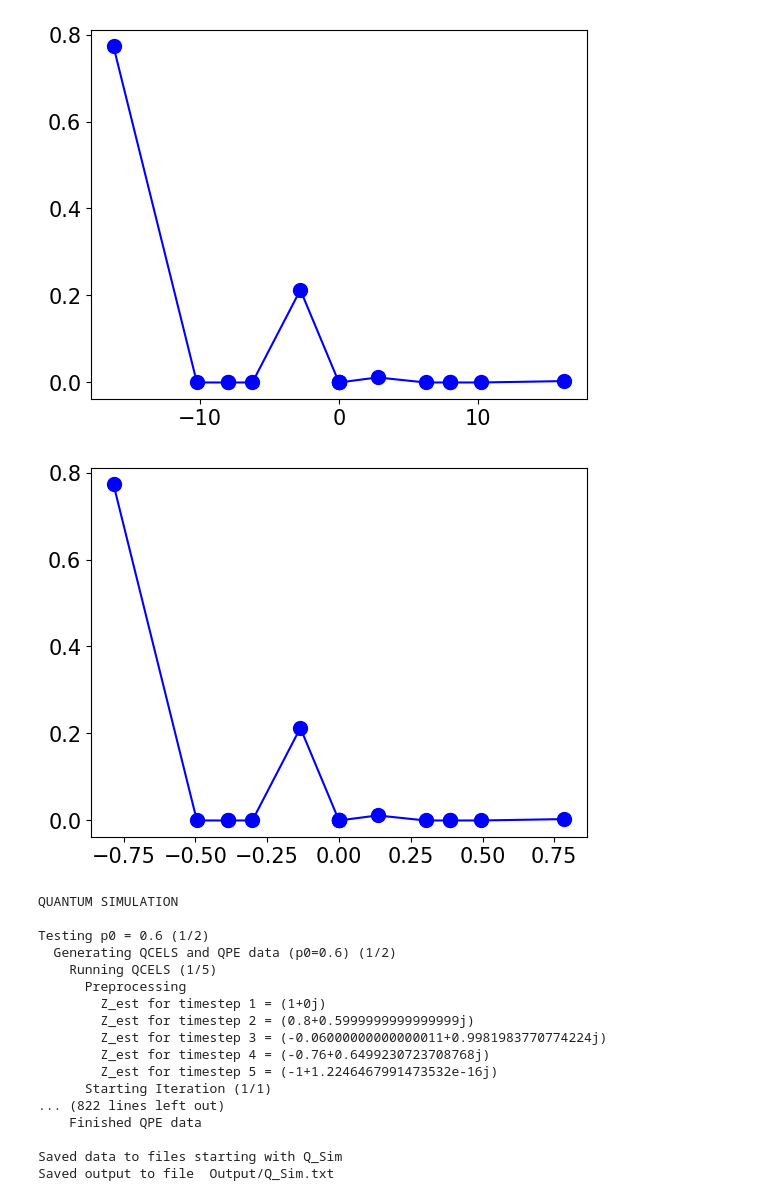
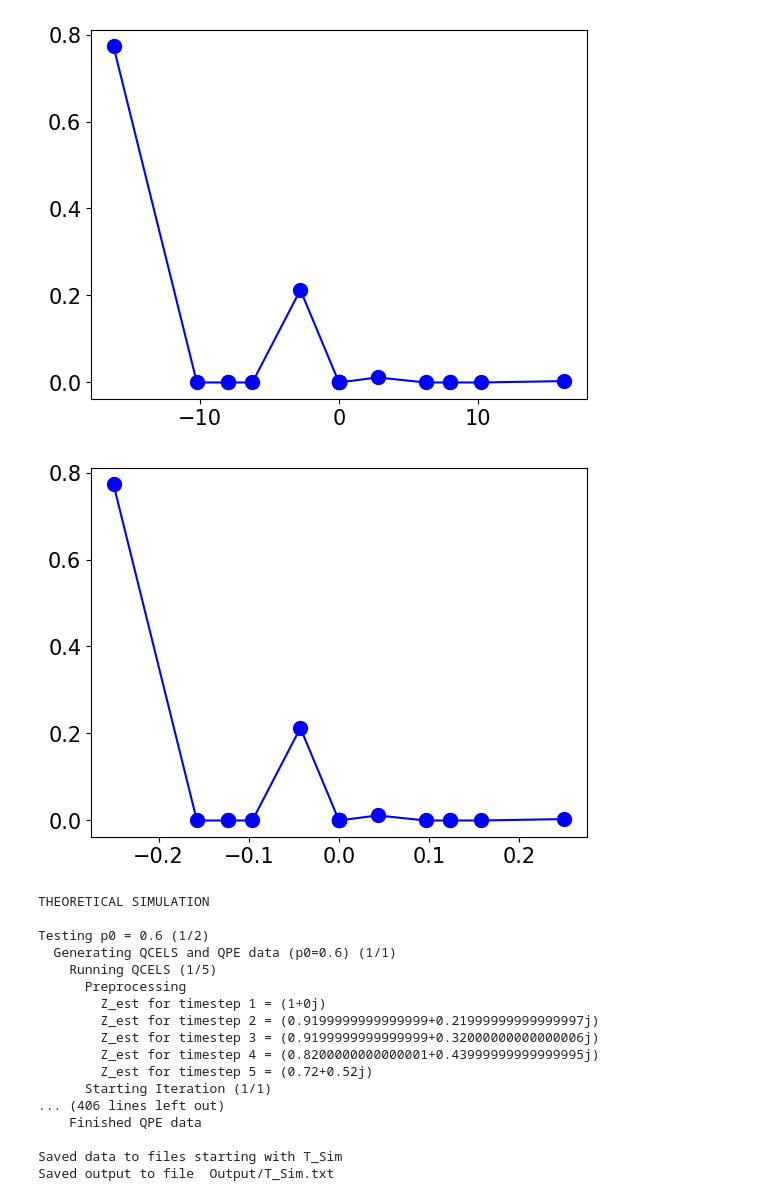
Before and after one commit to Quantum-Linear-Algebra/QCELS, a Jupyter notebook: Quantum_Version/compare_QCELS_QPE_tfim_8sites.ipynb, the cells around one changed output. Cells and saved outputs as stored; diff of their text form; code cells hidden in the pictures.

Commit message:
sim with overlap probs doesnt line up with theory

```diff
--- a/Quantum_Version/compare_QCELS_QPE_tfim_8sites.ipynb
+++ b/Quantum_Version/compare_QCELS_QPE_tfim_8sites.ipynb
@@ -19,35 +19,35 @@ def modify_spectrum(ham):
     arr_ham = arr_ham.astype(np.complex128)
     n = len(arr_ham[0])
     eigenenergies, _ = ham.eigh(subset_by_index = (n-1,n-1))
     max_eigenvalue = eigenenergies[0]
-    norm_ham = (np.pi/4)*arr_ham/max_eigenvalue
+    norm_ham = (1/4)*arr_ham/max_eigenvalue
     return norm_ham
 
 # calculate the ground state with g = 1
 ham0 = tfim_1d.generate_ham(num_sites, J, 1.0)
 ground_state_0 = ham0.eigh(subset_by_index = (0,0))[1][:,0]
 
 
 # plot original spectrum
 ham = tfim_1d.generate_ham(num_sites, J, g)
 eigenenergies, eigenstates = ham.eigh()
 ground_state = eigenstates[:,0]
 population_raw = np.abs(np.dot(eigenstates.conj().T, ground_state_0))**2
 plt.plot(eigenenergies, population_raw, 'b-o')
 plt.show()
 
 old_ham = ham
 
 # create modified spectrum
 ham = modify_spectrum(old_ham)
 eigenenergies, eigenstates = eigh(ham)
 ground_state = eigenstates[:,0]
 population = np.abs(np.dot(eigenstates.conj().T, ground_state_0))**2
 plt.plot(eigenenergies, population, 'b-o')
 plt.show()
 # %% [output]
 [figure]
-[figure, old version]
+[figure, new version]
 # %%
 p0_array            = np.array([0.6,0.8]) # initial overlap with the first eigenvector
 N_test              = 5 # number of comparisions each trial (circuit depths)
@@ -70,14 +73,17 @@ rate_success_QPE    = np.zeros((len(p0_array),N_test))
 # %%
-computation_type = 's'
+# set computation type to T (Theoretical Simulation), S (Quantum Simulation), or R (Quantum Hardware)
+computation_type = 'T'
 output_file = True
 
 
 if computation_type[0].upper() == 'T':
     print("\nTHEORETICAL SIMULATION\n")
     data_name = "T_Sim"
+
 if computation_type[0].upper() == 'S':
     print("\nQUANTUM SIMULATION\n")
     data_name = "Q_Sim"
+
 if computation_type[0].upper() == 'R':
     print("\nQUANTUM HARDWARE\n")
     # save qiskit API token for later use
@@ -87,16 +93,35 @@ if computation_type[0].upper() == 'R':
 
 def qcels():
     if computation_type[0].upper() == 'T':
+        T = T_list_QCELS[ix]
         result = qcels_largeoverlap(T, data_pairs, Nsample, lambda_prior, computation_type = computation_type,
                                     spectrum=spectrum, population=population)
+
     if computation_type[0].upper() == 'S':
-        result = qcels_largeoverlap(T, data_pairs, Nsample, lambda_prior, computation_type = 's', ham = ham)
+        T = iter[ix]
+        result = qcels_largeoverlap(T, data_pairs, Nsample, lambda_prior, computation_type = computation_type, ham = ham, p0 = p0)
+
     if computation_type[0].upper() == 'R':
         from qiskit_ibm_runtime import QiskitRuntimeService as QRS
-        service = QRS(channel = 'ibm_quantum', instance='rpi-rensselaer/general/general', token = api_token)
+        service = QRS(channel = 'ibm_quantum', instance='rpi-rensselaer/research/faulsf', token = api_token)
         backend = service.backend('ibm_rensselaer')
-        result = qcels_largeoverlap(T, data_pairs, Nsample, lambda_prior, computation_type = 's', ham = ham,
+        # backend = service.least_busy(simulator=False, operational=True)
+        result = qcels_largeoverlap(T, data_pairs, Nsample, lambda_prior, computation_type = computation_type, ham = ham,
                                     backend = backend)
+    return result
+
+def QPE_Est():
+    if computation_type[0].upper() == 'T':
+        T = int(T_list_QPE[ix])
+        discrete_energies = 2*np.pi*np.arange(2*T)/(2*T) - np.pi
+        dist = generate_QPE_distribution(spectrum,population,2*T) #Generate QPE samples
+        samp = generate_cdf.draw_with_prob(dist,N_try_QPE) # uses dist with counts to get samp
+        j_min = samp.min()
+        result = discrete_energies[j_min]
+
+    if computation_type[0].upper() == 'S':
+        T = depths[ix]
+        result = generate_QPE_sampling_ham(ham, Nsample, T, p0 = p0)
     return result
 
 if output_file:
@@ -106,51 +131,65 @@ for a1 in range(len(p0_array)):
     p0=p0_array[a1]
     n_success_QCELS= np.zeros(N_test)
     n_success_QPE= np.zeros(N_test)
+
     print("Testing p0 =", p0,"("+str(a1+1)+"/"+str(len(p0_array))+")")
+
     if output_file: print("Testing p0 =", p0,"("+str(a1+1)+"/"+str(len(p0_array))+")", file = outfile)
 
     for trial in range(trials):
+
         print("  Generating QCELS and QPE data", "(p0="+str(p0)+")","("+str(trial+1)+"/"+str(trials)+")")
+
         spectrum, population = generate_spectrum_population(eigenenergies, population_raw, [p0])
+
         #------------------QCELS-----------------
         Nsample = 100 # number of samples for constructing the loss function
+
         for ix in range(N_test):
             print("    Running QCELS", "("+str(ix+1)+"/"+str(N_test)+")")
+
             if output_file: print("    Running QCELS", "("+str(ix+1)+"/"+str(N_test)+")", file = outfile, flush = True)
             T = T_list_QCELS[ix]
             data_pairs = 5
             lambda_prior = spectrum[0]
             ground_energy_estimate_QCELS, cosT_depth_list_this, max_T_QCELS_this = qcels()
+
             print("      Estimated ground state energy =", ground_energy_estimate_QCELS)
             if output_file: print("      Estimated ground state energy =", ground_energy_estimate_QCELS.x[2], file = outfile)
+
             err_this_run_QCELS = np.abs(ground_energy_estimate_QCELS.x[2] - spectrum[0])
             err_QCELS[a1,ix] = err_QCELS[a1,ix]+np.abs(err_this_run_QCELS)
             cost_list_avg_QCELS[a1,ix]=cost_list_avg_QCELS[a1,ix]+cosT_depth_list_this
             max_T_QCELS[a1,ix]=max(max_T_QCELS[a1,ix],max_T_QCELS_this)
+
             if np.abs(err_this_run_QCELS)<err_threshold:
                 n_success_QCELS[ix]+=1
+
         print("    Finished QCELS data\n")
         if output_file: print("    Finished QCELS data\n", file = outfile)
+
        # ----------------- QPE -----------------------
         N_try_QPE = int(15*np.ceil(1.0/p0)) #number of QPE samples each time
+
         for ix in range(N_test):
             print("    Running QPE", "("+str(ix+1)+"/"+str(N_test)+")", flush = True)
             if output_file: print("    Running QPE", "("+str(ix+1)+"/"+str(N_test)+")", file = outfile, flush=True)
-            T = int(T_list_QPE[ix])
-            discrete_energies = 2*np.pi*np.arange(2*T)/(2*T) - np.pi
-            dist = generate_QPE_distribution(spectrum,population,2*T) #Generate QPE samples
-            samp = generate_cdf.draw_with_prob(dist,N_try_QPE) # uses dist with counts to get samp
-            j_min = samp.min()
-            ground_energy_estimate_QPE = discrete_energies[j_min]
+
+            ground_energy_estimate_QPE = QPE_Est()
+
             print("      Estimated ground state energy =", ground_energy_estimate_QPE)
             if output_file: print("      Estimated ground state energy =", ground_energy_estimate_QPE, file = outfile)
+
             err_this_ruN_test = np.abs(ground_energy_estimate_QPE-spectrum[0])
             err_QPE[a1,ix] = err_QPE[a1,ix]+np.abs(err_this_ruN_test)
+
             if np.abs(err_this_ruN_test)<err_threshold:
                 n_success_QPE[ix]+=1
             cost_list_avg_QPE[a1,ix] = T*N_try_QPE
+
         print("    Finished QPE data\n")
         if output_file: print("    Finished QPE data\n", file = outfile)
+
     rate_success_QCELS[a1,:] = n_success_QCELS[:]/trials
     rate_success_QPE[a1,:] = n_success_QPE[:]/trials
     err_QCELS[a1,:] = err_QCELS[a1,:]/trials
@@ -161,25 +200,26 @@ np.savez('Data/'+data_name+'_result_TFIM_8sites_QPE',name1=rate_success_QPE,name
 np.savez('Data/'+data_name+'_result_TFIM_8sites_QCELS',name1=rate_success_QCELS,name2=max_T_QCELS,name3=cost_list_avg_QCELS,name4=err_QCELS)
 np.savez('Data/'+data_name+'_TFIM_8sites_data',name1=spectrum,name2=population,name3=ground_energy_estimate_QCELS.x[0],
         name4=ground_energy_estimate_QCELS.x[1],name5=ground_energy_estimate_QCELS.x[2])
+
 print("Saved data to files starting with", data_name)
 if output_file: print("Saved data to files starting with", data_name, file = outfile, flush=True)
 outfile.close()
 if output_file: print("Saved output to file ", "Output/"+str(data_name)+".txt")
 # %% [output]
-QUANTUM SIMULATION
+THEORETICAL SIMULATION
 
 Testing p0 = 0.6 (1/2)
-  Generating QCELS and QPE data (p0=0.6) (1/2)
+  Generating QCELS and QPE data (p0=0.6) (1/1)
     Running QCELS (1/5)
       Preprocessing
         Z_est for timestep 1 = (1+0j)
-        Z_est for timestep 2 = (0.8+0.5999999999999999j)
-        Z_est for timestep 3 = (-0.06000000000000011+0.9981983770774224j)
-        Z_est for timestep 4 = (-0.76+0.6499230723708768j)
-        Z_est for timestep 5 = (-1+1.2246467991473532e-16j)
+        Z_est for timestep 2 = (0.9199999999999999+0.21999999999999997j)
+        Z_est for timestep 3 = (0.9199999999999999+0.32000000000000006j)
+        Z_est for timestep 4 = (0.8200000000000001+0.43999999999999995j)
+        Z_est for timestep 5 = (0.72+0.52j)
       Starting Iteration (1/1)
-... (822 lines left out)
+... (406 lines left out)
     Finished QPE data
 
-Saved data to files starting with Q_Sim
-Saved output to file  Output/Q_Sim.txt
+Saved data to files starting with T_Sim
+Saved output to file  Output/T_Sim.txt
```
Also changed, not shown: parts of 2 cells of this notebook, 33 other files.
